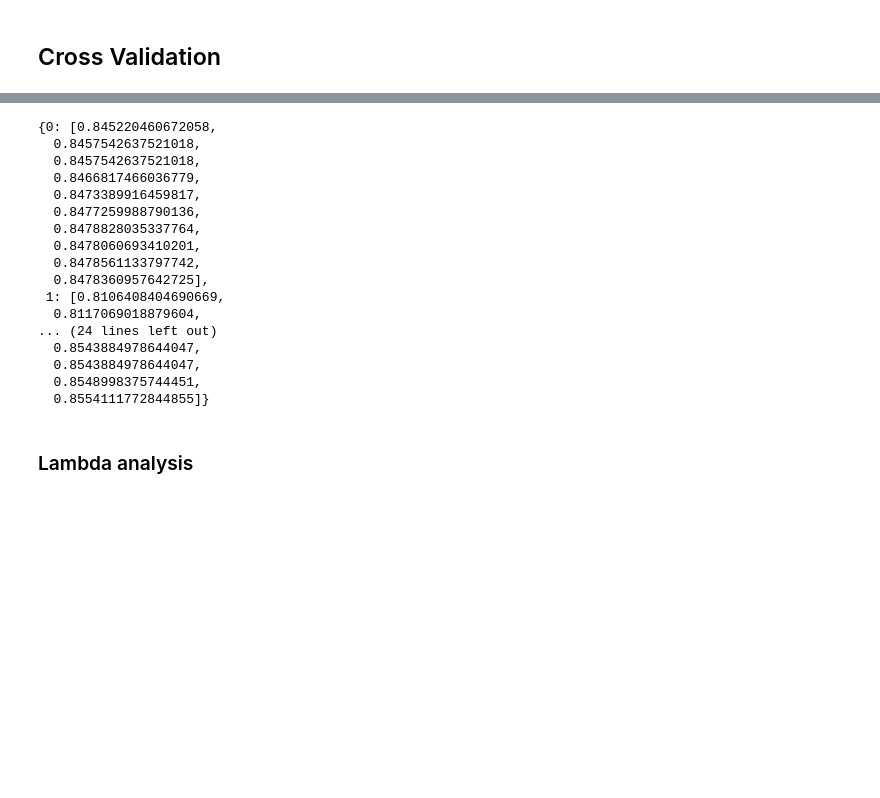
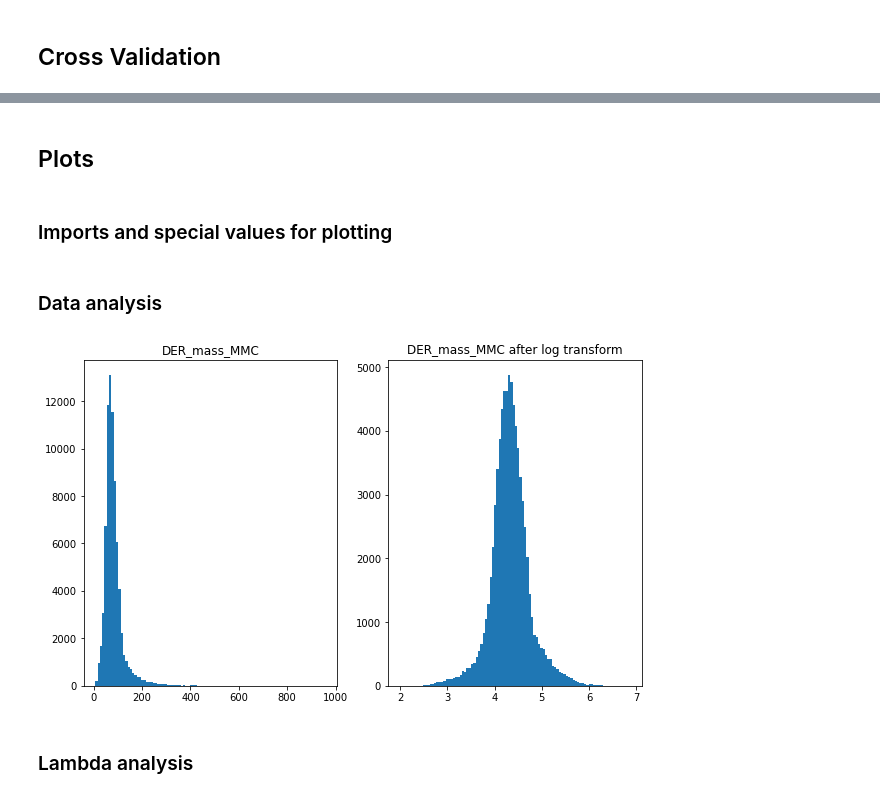
Before and after one commit to emanuelenevali/ML_HiggsBoson_CERN, a Jupyter notebook: HiggsChallenge.ipynb, the cells around one changed output, grey strips where cells are left out. Drawn from its saved outputs; the diff is of its cells as text; code cells hidden in the pictures; blank space fills up the shorter version.

```diff
--- a/HiggsChallenge.ipynb
+++ b/HiggsChallenge.ipynb
@@ -213,23 +197,4 @@ Function: RidgeRegression
-# %%
-degrees
-lambdas
-lambdas_train
-degrees_train
-# %% [output]
-{0: [0.845220460672058,
-  0.8457542637521018,
-  0.8457542637521018,
-  0.8466817466036779,
-  0.8473389916459817,
-  0.8477259988790136,
-  0.8478828035337764,
-  0.8478060693410201,
-  0.8478561133797742,
-  0.8478360957642725],
- 1: [0.8106408404690669,
-  0.8117069018879604,
-... (24 lines left out)
-  0.8543884978644047,
-  0.8543884978644047,
-  0.8548998375744451,
-  0.8554111772844855]}
+# %% [markdown]
+## Plots
+# %% [markdown]
+### Imports and special values for plotting
@@ -236,2 +215,27 @@ degrees_train
+# %% [markdown]
+### Data analysis
+# %%
+fig = plt.figure(figsize=(10,6))
+ax = fig.add_subplot(1,2,1)
+
+jet_num = 1
+col = 2
+data_jet = x_tr_subsamples[jet_num]  # select the desired jet number
+col_with = data_jet[:,col]  # select the col number
+ax.hist(col_with, bins=100);  # hist with outliers
+ax.set_title("DER_mass_MMC")
+
+ax = fig.add_subplot(1,2,2)
+
+# log transform
+log_col = heavy_tail(data_jet,col)
+ax.hist(log_col, bins=100);
+ax.set_title("DER_mass_MMC after log transform")
+
+plt.show()
+
+#fig.savefig('./report/heavytail_before_after.png', bbox_inches='tight')
+# %% [output]
+[figure, added]
 # %% [markdown]
 ### Lambda analysis
```
Also changed, not shown: parts of 14 cells of this notebook, 1 other file.
